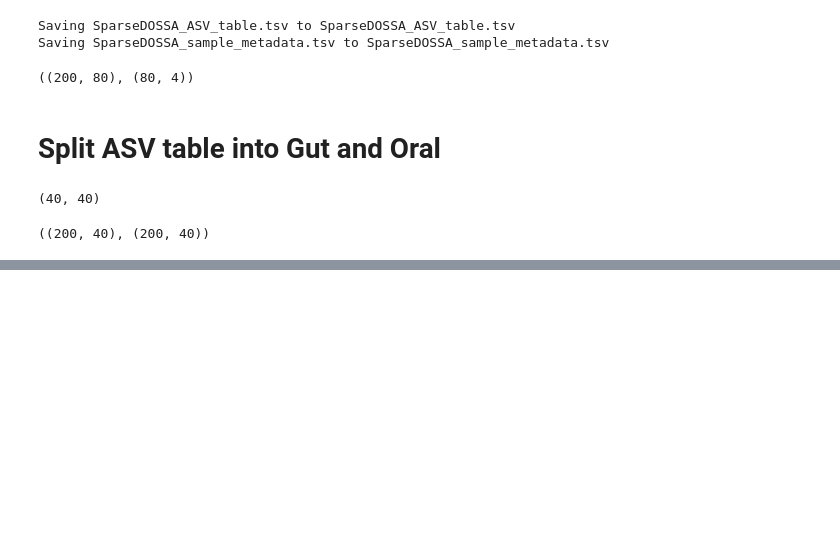
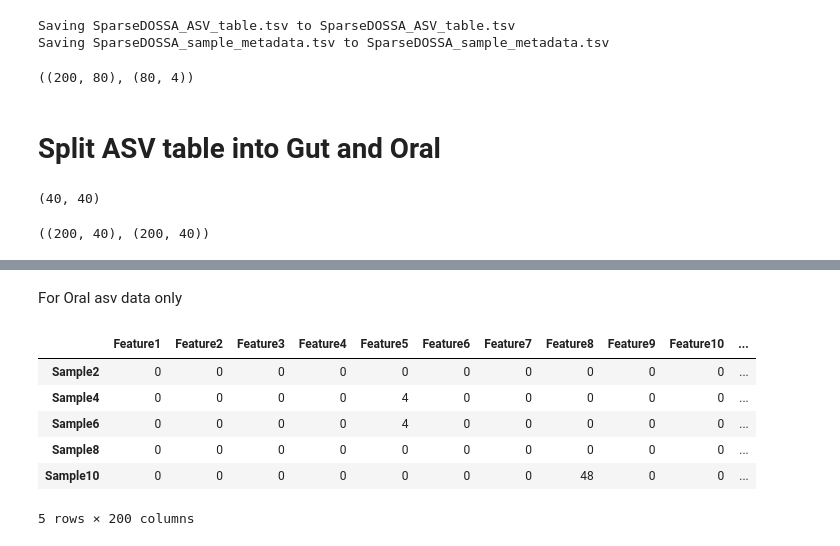
Before and after one commit to alexandramendoza/Final-Project-Bioinformatics, a Jupyter notebook: notebooks/Bioinformatics_Final_Project.ipynb, the cells around one changed output, grey strips where cells are left out. Drawn from its saved outputs; the diff is of its cells as text; code cells hidden in the pictures; blank space fills up the shorter version.

```diff
--- a/notebooks/Bioinformatics_Final_Project.ipynb
+++ b/notebooks/Bioinformatics_Final_Project.ipynb
@@ -37,0 +71,16 @@ asv_gut.shape, asv_oral.shape
+# %% [markdown]
+For Oral asv data only
+# %%
+X_oral = asv_oral.T.copy()
+
+y_oral = meta.set_index('sample_id').loc[oral_samples, 'gender'].values
+
+X_oral.head()
+# %% [output]
+|  | Feature1 | Feature2 | Feature3 | Feature4 | Feature5 | Feature6 | Feature7 | Feature8 | Feature9 | Feature10 | ... |
+| Sample2 | 0 | 0 | 0 | 0 | 0 | 0 | 0 | 0 | 0 | 0 | ... |
+| Sample4 | 0 | 0 | 0 | 0 | 4 | 0 | 0 | 0 | 0 | 0 | ... |
+| Sample6 | 0 | 0 | 0 | 0 | 4 | 0 | 0 | 0 | 0 | 0 | ... |
+| Sample8 | 0 | 0 | 0 | 0 | 0 | 0 | 0 | 0 | 0 | 0 | ... |
+| Sample10 | 0 | 0 | 0 | 0 | 0 | 0 | 0 | 48 | 0 | 0 | ... |
+5 rows × 200 columns
```
Also changed, not shown: parts of 5 cells of this notebook.
